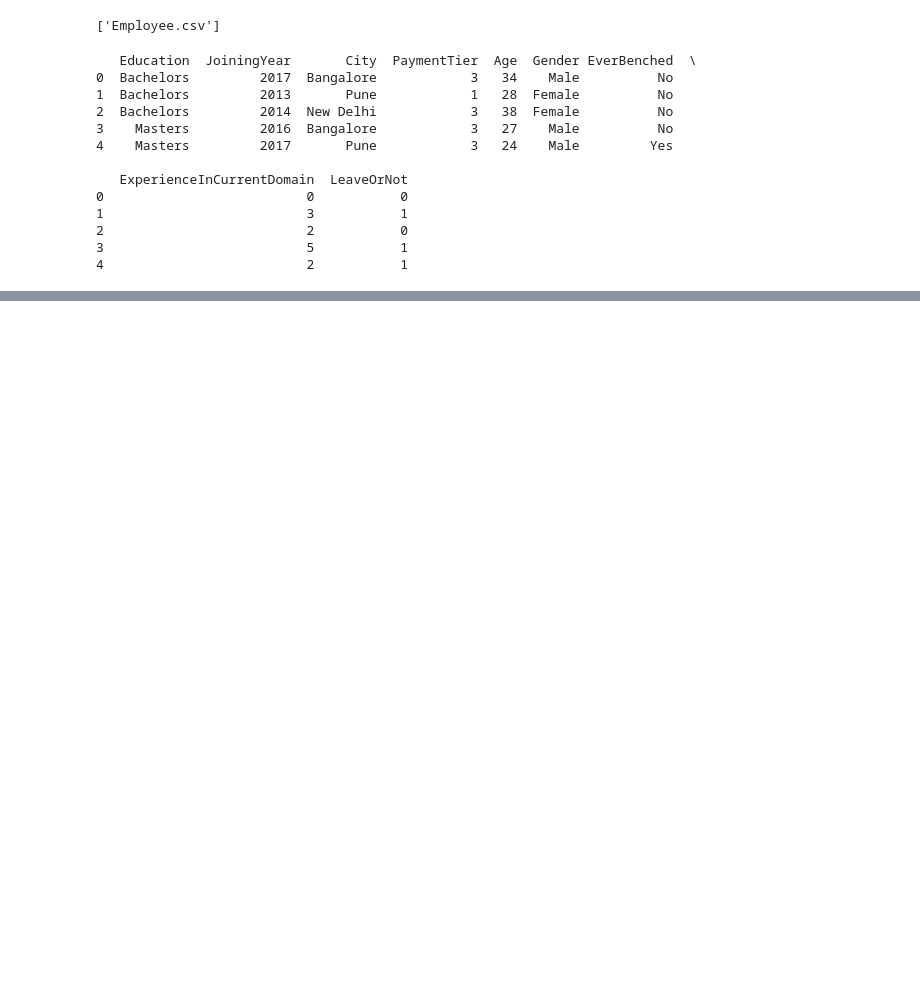
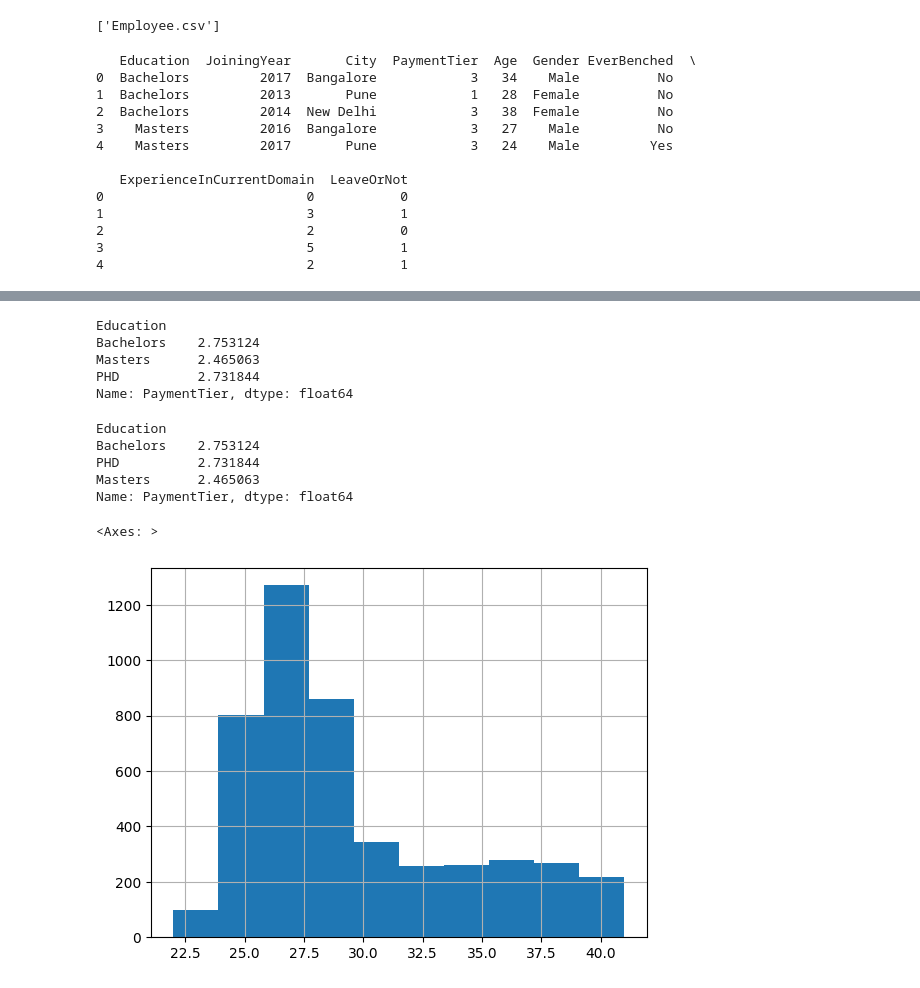
Before and after one commit to TDT1401/Fundamentals_of_Artificial_Intelligence, a Jupyter notebook: dataset_analysis/employee.ipynb, the cells around one changed output, grey strips where cells are left out. Saved outputs shown, nothing was run; the diff lists cells and outputs as text; code cells hidden in the pictures; blank space fills up the shorter version.

```diff
--- a/dataset_analysis/employee.ipynb
+++ b/dataset_analysis/employee.ipynb
@@ -59,0 +101,25 @@ max       1.000000
+# %%
+# tìm lương trung bình theo từng Education
+average_salary_by_education = df.groupby('Education')['PaymentTier'].mean()
+print(average_salary_by_education)
+# %% [output]
+Education
+Bachelors    2.753124
+Masters      2.465063
+PHD          2.731844
+Name: PaymentTier, dtype: float64
+# %%
+# Education nào trả lương cao nhất
+df.groupby('Education')['PaymentTier'].mean().sort_values(ascending=False)
+# %% [output]
+Education
+Bachelors    2.753124
+PHD          2.731844
+Masters      2.465063
+Name: PaymentTier, dtype: float64
+# %%
+# phân bố độ tuổi của nhân viên
+df['Age'].hist()
+# %% [output]
+<Axes: >
+[figure, added]
```
Also changed, not shown: parts of 20 cells of this notebook.
